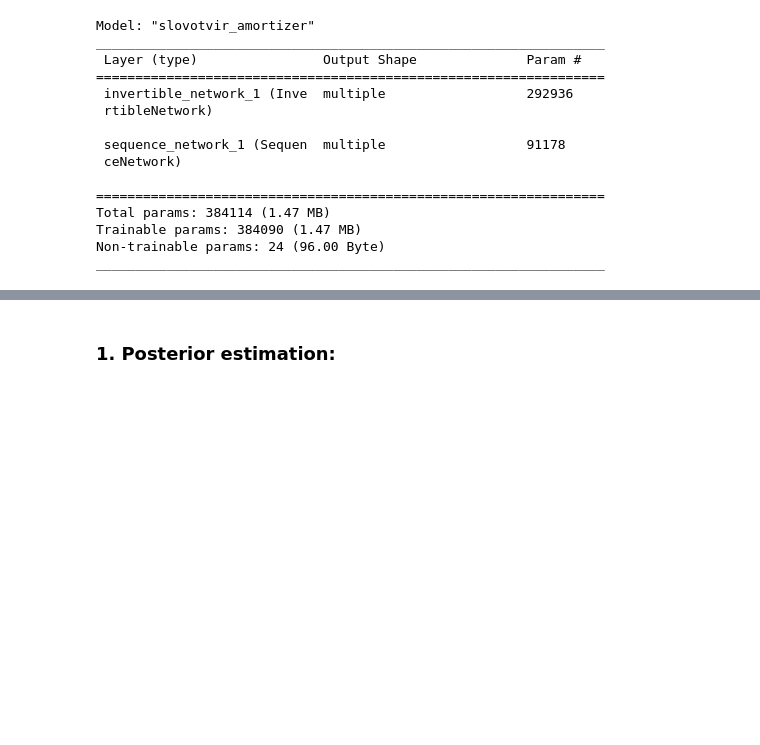
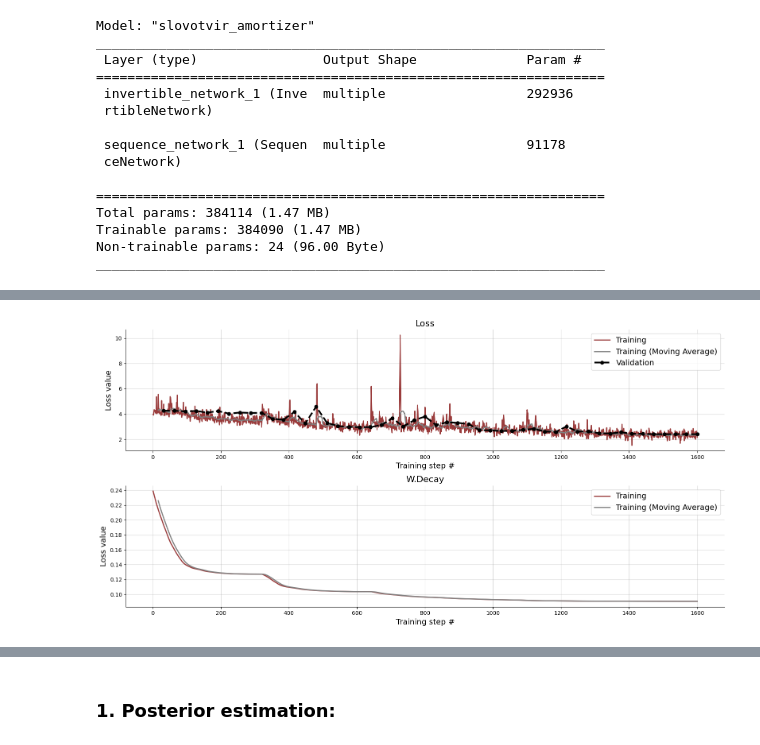
Before and after one commit to alexeykosh/2023-slovotvir-reuse-analysis, a Jupyter notebook: src/inference.ipynb, the cells around one changed output, grey strips where cells are left out. Saved outputs shown, nothing was run; the diff lists cells and outputs as text; code cells hidden in the pictures; blank space fills up the shorter version.

```diff
--- a/src/inference.ipynb
+++ b/src/inference.ipynb
@@ -125,4 +132,8 @@ INFO:root:Validation, Epoch: 11, Loss: 5.478
 ... (20 outputs left out)
+# %%
+f = diag.plot_losses(history["train_losses"], history["val_losses"], moving_average=True)
+# %% [output]
+[figure, added]
 # %%
 f = trainer.diagnose_latent2d()
 # %% [output]
```
Also changed, not shown: parts of 16 cells of this notebook, 2 other files.
